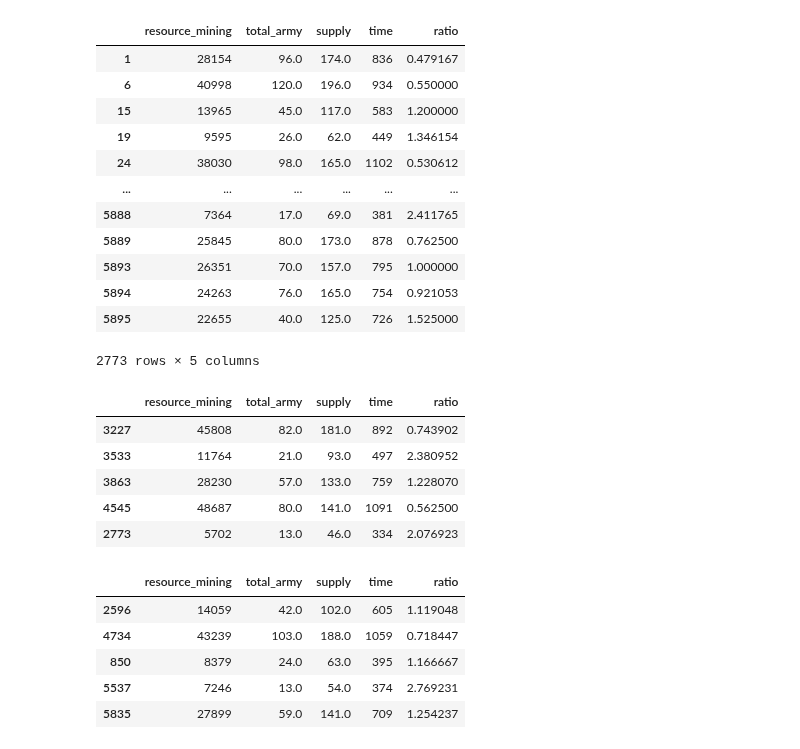
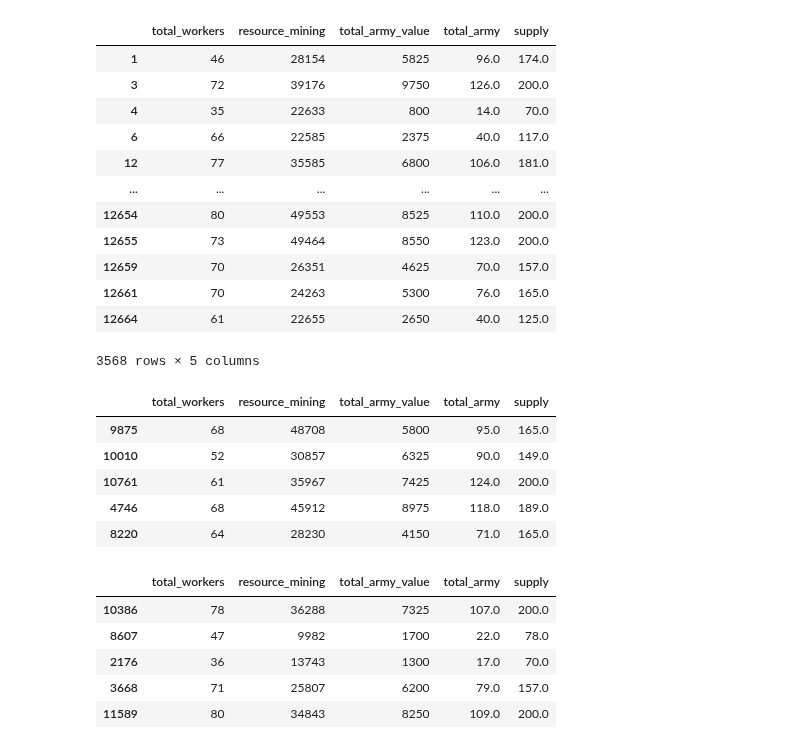
Before and after one commit to Monsieur-Bandana/gurobi_machine_learning, a Jupyter notebook: cleanCode/ts_model_direct_input/create_tf_model.ipynb, the cells around one changed output. Drawn from its saved outputs; the diff is of its cells as text; code cells hidden in the pictures.

```diff
--- a/cleanCode/ts_model_direct_input/create_tf_model.ipynb
+++ b/cleanCode/ts_model_direct_input/create_tf_model.ipynb
@@ -1,71 +1,67 @@
 # %%
 from keras import layers
 import tensorflow as tf
 import pandas as pd
 import numpy as np
 
 # Make numpy values easier to read.
-np.set_printoptions(precision=3, suppress=True)
+# np.set_printoptions(precision=3, suppress=True)
 
 
-df = pd.read_csv('../csv_dateien/starcraftFinalcsvs/allRunsButOnlyTerran.csv')
-
+df = pd.read_csv('../allRunsAllFractions.csv')
+# In einem ersten Ansatz wurden alle Fraktion als Zahlwert mit einbezogen
 conditions = [
     (df['fraction'] == "Protoss"), #1
     (df['fraction'] == "Terraner"), #2
-    (df['fraction'] == "Zerg"), #3
-    (df['fraction'] == "T"), #2
+    (df['fraction'] == "Zerg"), #
 ]
 
-values = [1, 2, 3, 2]
+values = [1, 2, 3]
 
 df["fraction"] = np.select(conditions, values)
 df=df[df["total_army"]>0]
 df=df[df["fraction"]==2]
-df=df[df["supply"]<=200]
-df["ratio"] = df["total_workers"]/df["total_army"]
-df = df[df["ratio"] < 4]
 
-dfPrepSample = df.drop(columns=["player","winner","replay_filename", "Unnamed: 0", "total_army_value","fraction"])
+dfPrepSample = df.drop(columns=["player","winner","replay_filename", "Unnamed: 0", "fraction", "time"])
 len(dfPrepSample)
 dfPrepSample
 # %% [output]
-|  | resource_mining | total_army | supply | time | ratio |
-| 1 | 28154 | 96.0 | 174.0 | 836 | 0.479167 |
-| 6 | 40998 | 120.0 | 196.0 | 934 | 0.550000 |
-| 15 | 13965 | 45.0 | 117.0 | 583 | 1.200000 |
-| 19 | 9595 | 26.0 | 62.0 | 449 | 1.346154 |
-| 24 | 38030 | 98.0 | 165.0 | 1102 | 0.530612 |
+|  | total_workers | resource_mining | total_army_value | total_army | supply |
+| 1 | 46 | 28154 | 5825 | 96.0 | 174.0 |
+| 3 | 72 | 39176 | 9750 | 126.0 | 200.0 |
+| 4 | 35 | 22633 | 800 | 14.0 | 70.0 |
+| 6 | 66 | 22585 | 2375 | 40.0 | 117.0 |
+| 12 | 77 | 35585 | 6800 | 106.0 | 181.0 |
 | ... | ... | ... | ... | ... | ... |
-| 5888 | 7364 | 17.0 | 69.0 | 381 | 2.411765 |
-| 5889 | 25845 | 80.0 | 173.0 | 878 | 0.762500 |
-| 5893 | 26351 | 70.0 | 157.0 | 795 | 1.000000 |
-| 5894 | 24263 | 76.0 | 165.0 | 754 | 0.921053 |
-| 5895 | 22655 | 40.0 | 125.0 | 726 | 1.525000 |
+| 12654 | 80 | 49553 | 8525 | 110.0 | 200.0 |
+| 12655 | 73 | 49464 | 8550 | 123.0 | 200.0 |
+| 12659 | 70 | 26351 | 4625 | 70.0 | 157.0 |
+| 12661 | 70 | 24263 | 5300 | 76.0 | 165.0 |
+| 12664 | 61 | 22655 | 2650 | 40.0 | 125.0 |
-2773 rows × 5 columns
+3568 rows × 5 columns
 # %%
 df_sample = dfPrepSample.sample(frac=1, random_state=12)
 dfTrainSample = df_sample.sample(frac=0.8)
 
 dfTrainSample.head()
 # %% [output]
-|  | resource_mining | total_army | supply | time | ratio |
-| 3227 | 45808 | 82.0 | 181.0 | 892 | 0.743902 |
-| 3533 | 11764 | 21.0 | 93.0 | 497 | 2.380952 |
-| 3863 | 28230 | 57.0 | 133.0 | 759 | 1.228070 |
-| 4545 | 48687 | 80.0 | 141.0 | 1091 | 0.562500 |
-| 2773 | 5702 | 13.0 | 46.0 | 334 | 2.076923 |
+|  | total_workers | resource_mining | total_army_value | total_army | supply |
+| 9875 | 68 | 48708 | 5800 | 95.0 | 165.0 |
+| 10010 | 52 | 30857 | 6325 | 90.0 | 149.0 |
+| 10761 | 61 | 35967 | 7425 | 124.0 | 200.0 |
+| 4746 | 68 | 45912 | 8975 | 118.0 | 189.0 |
+| 8220 | 64 | 28230 | 4150 | 71.0 | 165.0 |
 # %%
 dfTestSample = df_sample.drop(dfTrainSample.index)
 
 dfTestSample.head()
 # %% [output]
-|  | resource_mining | total_army | supply | time | ratio |
-| 2596 | 14059 | 42.0 | 102.0 | 605 | 1.119048 |
-| 4734 | 43239 | 103.0 | 188.0 | 1059 | 0.718447 |
-| 850 | 8379 | 24.0 | 63.0 | 395 | 1.166667 |
-| 5537 | 7246 | 13.0 | 54.0 | 374 | 2.769231 |
-| 5835 | 27899 | 59.0 | 141.0 | 709 | 1.254237 |
+|  | total_workers | resource_mining | total_army_value | total_army | supply |
+| 10386 | 78 | 36288 | 7325 | 107.0 | 200.0 |
+| 8607 | 47 | 9982 | 1700 | 22.0 | 78.0 |
+| 2176 | 36 | 13743 | 1300 | 17.0 | 70.0 |
+| 3668 | 71 | 25807 | 6200 | 79.0 | 157.0 |
+| 11589 | 80 | 34843 | 8250 | 109.0 | 200.0 |
 # %%
 dfTrainFeatures = dfTrainSample.copy()
 dfTrainFeatures
```
Also changed, not shown: parts of 7 cells of this notebook, 2 other files.
